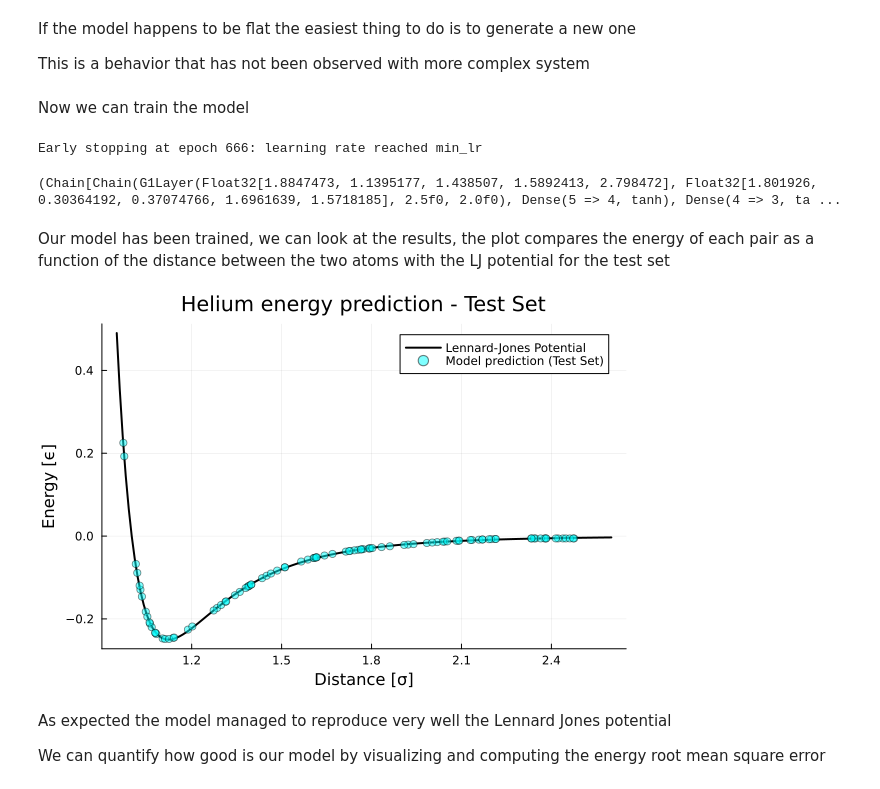
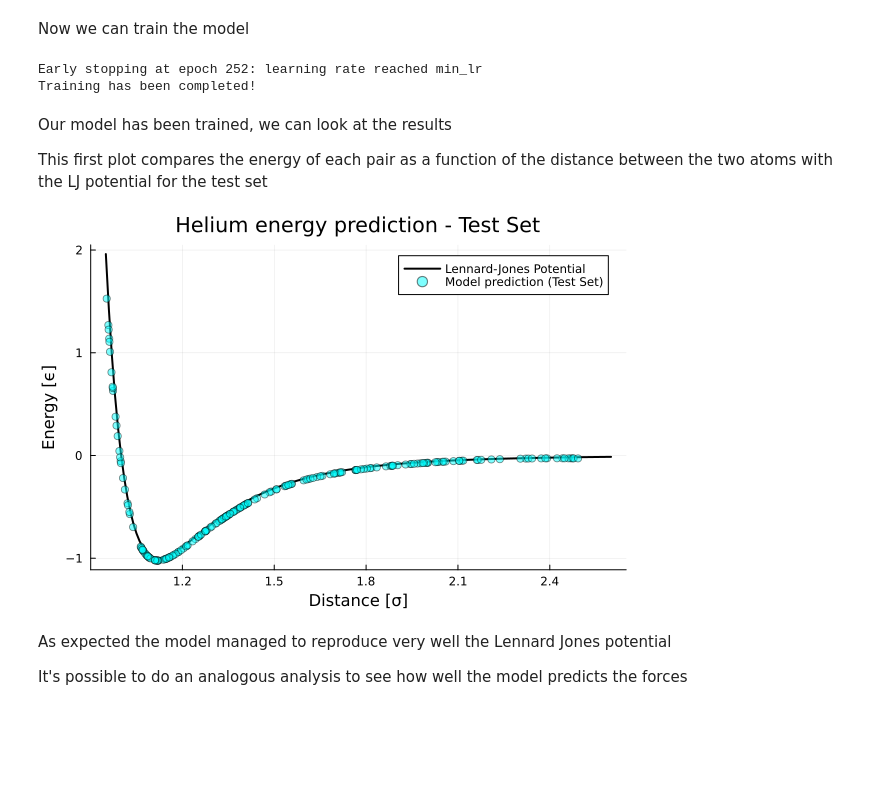
Before and after one commit to GianmarcoBiagi/SymmLearn, a Jupyter notebook: examples/Diatomic Helium Example.ipynb, the cells around one changed output. Drawn from its saved outputs; the diff is of its cells as text; code cells hidden in the pictures; blank space fills up the shorter version.

Commit message:
added a function to compute the forces after training a model, now in the helium example also the forces are computed and observed, added the possibility to use a seed when initializing the model

```diff
--- a/examples/Diatomic Helium Example.ipynb
+++ b/examples/Diatomic Helium Example.ipynb
@@ -115,22 +91,25 @@ scatter!(
-# %% [markdown]
-If the model happens to be flat the easiest thing to do is to generate a new one
-
-This is a behavior that has not been observed with more complex system
 # %% [markdown]
 Now we can train the model
 # %%
-#we train the model setting the parameter forces to false
+
+#we use both forces and energies to train the model
+# 500 epoch should be enough
 
 last_model, best_model, train_loss, val_loss = train_model!(
         model,
         x_train, y_train,
         x_val, y_val;
-         forces = false ,  epochs = 1000 , patience = 50)
+         forces = true,  epochs = 500 )
+
+
+println("Training has been completed!")
 # %% [output]
-Early stopping at epoch 666: learning rate reached min_lr
+Early stopping at epoch 252: learning rate reached min_lr
+Training has been completed!
-(Chain[Chain(G1Layer(Float32[1.8847473, 1.1395177, 1.438507, 1.5892413, 2.798472], Float32[1.801926, 0.30364192, 0.37074766, 1.6961639, 1.5718185], 2.5f0, 2.0f0), Dense(5 => 4, tanh), Dense(4 => 3, ta ...
 # %% [markdown]
-Our model has been trained, we can look at the results, the plot compares the energy of each pair as a function of the distance between the two atoms with the LJ potential for the test set
+Our model has been trained, we can look at the results
+
+This first plot compares the energy of each pair as a function of the distance between the two atoms with the LJ potential for the test set
 # %%
 #extract the test energies
 test_dist = distance_matrix_layer(x_test)
@@ -140,36 +119,36 @@ test_dist = distance_matrix_layer(x_test)
 test_guess = dispatch(test_dist, best_model) .* e_std .+ e_mean
 # Extract interatomic distances from the test set (for plotting)
 r_ij = [only(test_dist[i, 1].dist) for i in 1:size(x_test, 1)]
 
 #We can also make the data for the reference plot
 
-f_lj(x) = (1/x^(12) - 1/x^(6))
+f_lj(x) = 4*(1/x^(12) - 1/x^(6))
 
 x = 0.95:0.01:2.6
 y = f_lj.(x)
 
 
 plot(x, y,
     label="Lennard-Jones Potential",
     color="black",
     lw=2
 )
 
 # Plot predictions vs Lennard-Jones potential
 scatter!(r_ij, test_guess,
     label="Model prediction (Test Set)",
     alpha=0.5,
     color="cyan"
 )
 
 
 
 xlabel!("Distance [σ]")
 ylabel!("Energy [ϵ]")
 title!("Helium energy prediction - Test Set")
 # %% [output]
-[figure, old version]
+[figure, new version]
 # %% [markdown]
 As expected the model managed to reproduce very well the Lennard Jones potential
 
-We can quantify how good is our model by visualizing and computing the energy root mean square error
+It's possible to do an analogous analysis to see how well the model predicts the forces
```
Also changed, not shown: parts of 11 cells of this notebook, 5 other files.
